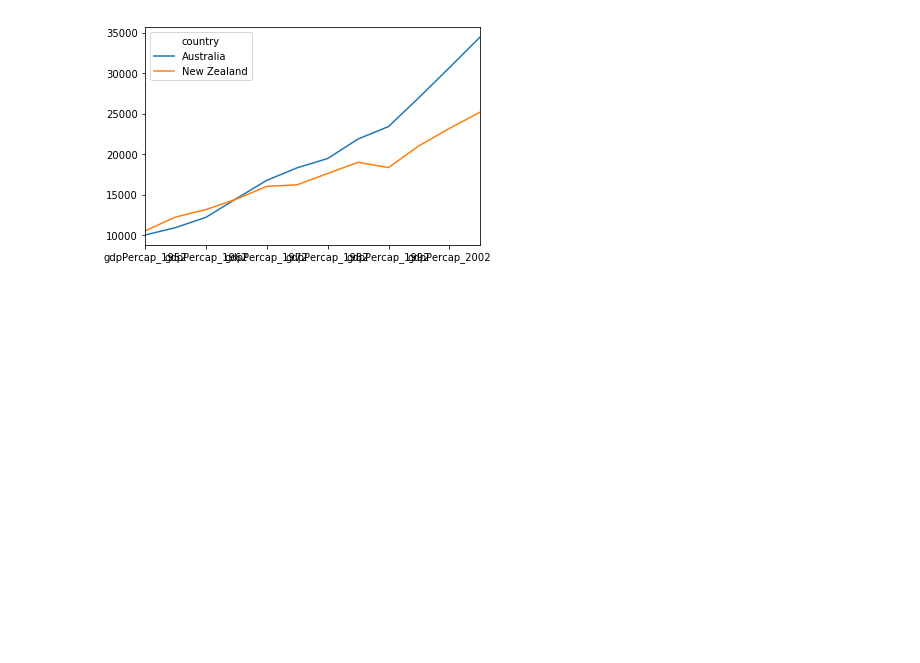
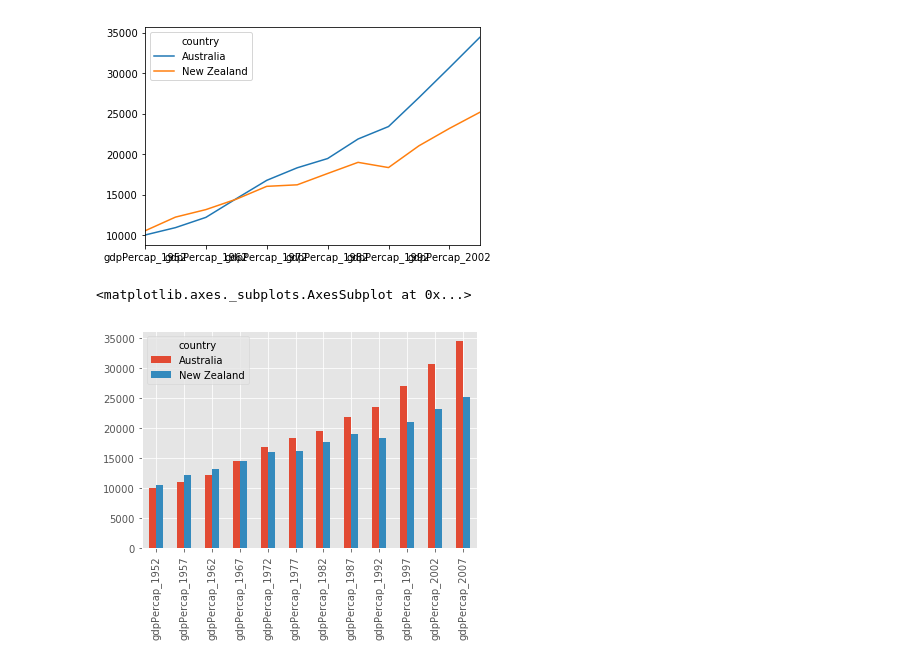
Before and after one commit to nih-fmrif/2017-09-28-NIH-CMN_notebooks, a Jupyter notebook: pandas_and_plotting.ipynb, the cells around one changed output. Drawn from its saved outputs; the diff is of its cells as text; code cells hidden in the pictures; blank space fills up the shorter version.

```diff
--- a/pandas_and_plotting.ipynb
+++ b/pandas_and_plotting.ipynb
@@ -293,0 +292,6 @@ plot
+# %%
+plt.style.use('ggplot')
+df_oceania.T.plot(kind = 'bar')
+# %% [output]
+<matplotlib.axes._subplots.AxesSubplot at 0x...>
+[figure, added]
```
Also changed, not shown: parts of 1 cell of this notebook.
